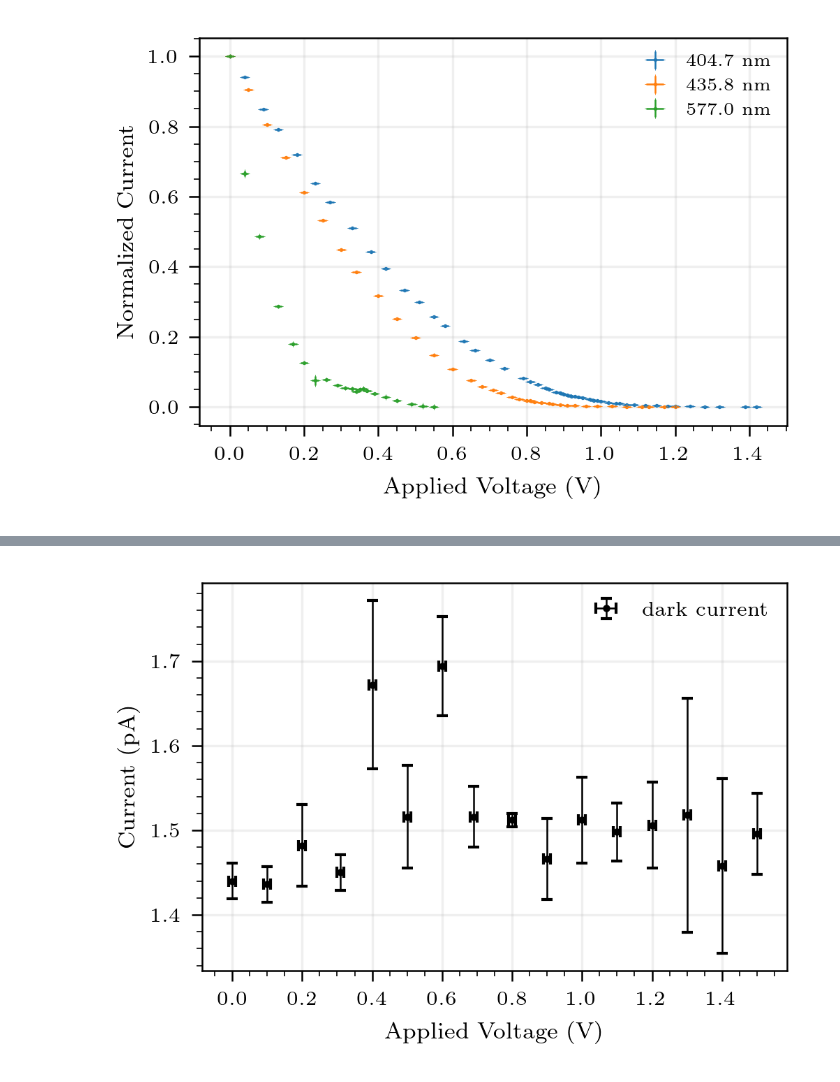
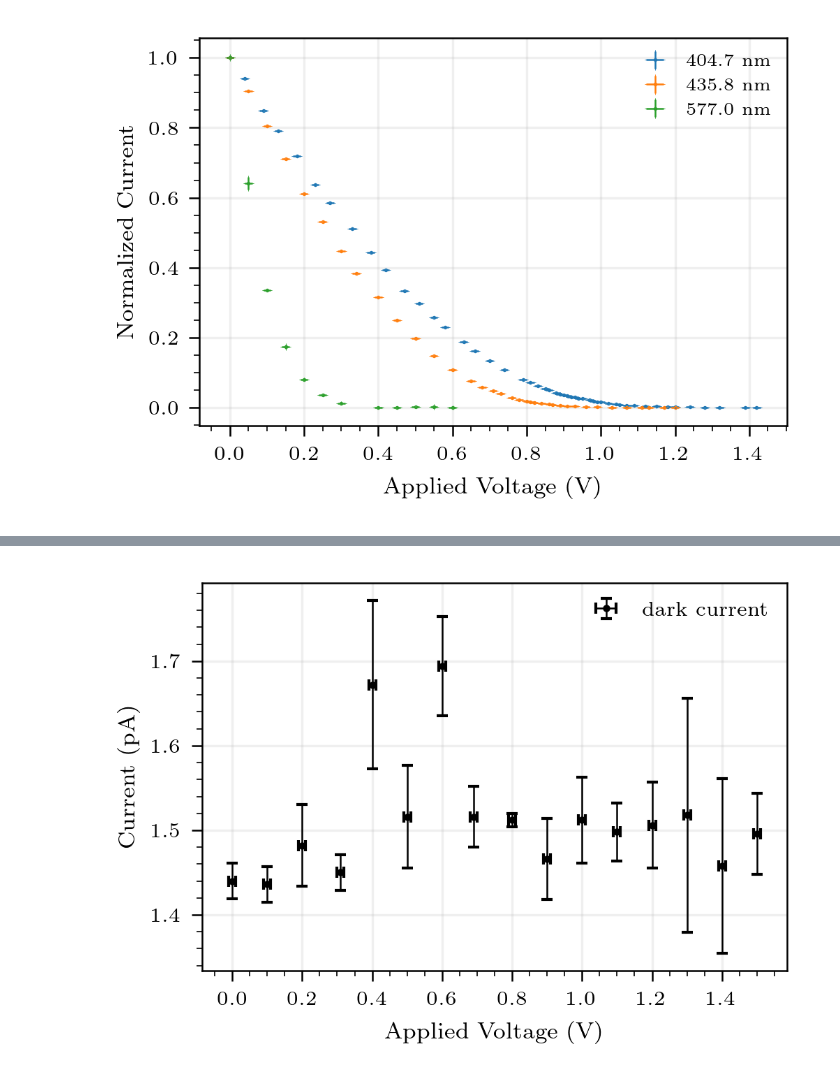
Before and after one commit to asuradev99/jlab, a Jupyter notebook: photoelectric/main.ipynb, the cells around one changed output, grey strips where cells are left out. Saved outputs shown, nothing was run; the diff lists cells and outputs as text; code cells hidden in the pictures.

```diff
--- a/photoelectric/main.ipynb
+++ b/photoelectric/main.ipynb
@@ -20,38 +20,38 @@ v_unc    = 0.01        # V
 e        = 1.602e-19   # C
 
 wavelengths = np.array([404.7, 435.8, 577.0])
-wave = '577.0-tape'
+wave = '577.0-old'
 colors      = plt.rcParams["axes.prop_cycle"].by_key()["color"]
 wl_colors   = {wl: colors[i] for i, wl in enumerate(wavelengths)}
 frequencies = c / (wavelengths * 1e-9)
 freq_unc    = (c / (wavelengths * 1e-9)**2) * wave_unc * 1e-9
 
 def load_iv_data(wl_nm):
     if(wl_nm == 577.0):
         df = pd.read_csv(f"{wave}.csv")
     else:
         df = pd.read_csv(f"{wl_nm}.csv")
     I  = df[["I1", "I2", "I3", "I4", "I5"]].values
     return df["V"].values, I.mean(axis=1), scipy.stats.sem(I, axis=1)
 
 datasets = {}
 for wl in wavelengths:
     V, I, u = load_iv_data(wl)
     datasets[wl] = V, (I - I.min()) / (I.max()-I.min()), u / (I.max()-I.min())
     # datasets[wl] = V, I, u
 
 fig, ax = plt.subplots(figsize=(3.5, 2.5))
 for wl, (V, I, u) in datasets.items():
     ax.errorbar(V, I, yerr=u, xerr=np.ones_like(u)*v_unc, fmt="o", capsize=0.1, markersize=0.3,
                 color=wl_colors[wl], label=f"{wl} nm")
 ax.set_xlabel("Applied Voltage (V)")
 ax.set_ylabel("Normalized Current")
 ax.legend()
 plt.tight_layout()
 plt.grid(alpha=0.2)
 plt.show()
 # %% [output]
-[figure, old version]
+[figure, new version]
 # %%
 def fit_spline(V, I, u, k_deg=None):
     """Fit a weighted UnivariateSpline and return the spline, its 2nd derivative, and a fine voltage grid."""
```
Also changed, not shown: parts of 5 cells of this notebook, 8 other files.
